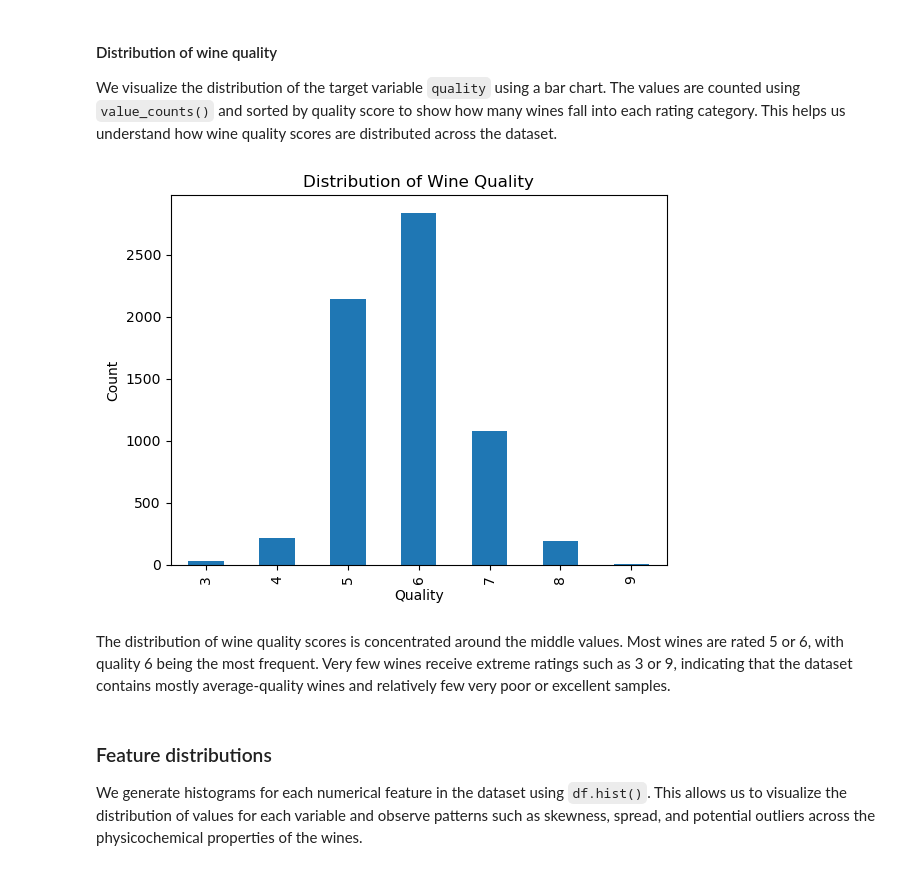
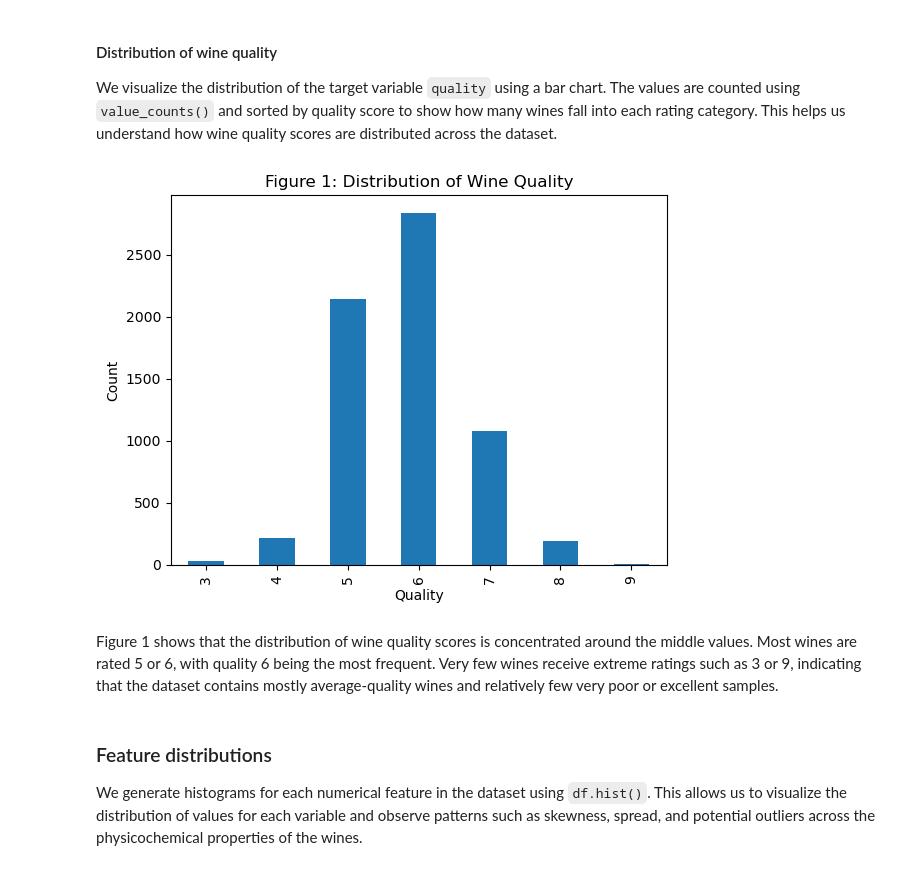
Before and after one commit to UBC-DSCI-310-2025W2/dsci-310-group-07, a Jupyter notebook: reports/white_wine_quality_analysis.ipynb, the cells around one changed output. Drawn from its saved outputs; the diff is of its cells as text; code cells hidden in the pictures.

Commit message:
Added figure numbers and updated explanations to include the figure numbering

```diff
--- a/reports/white_wine_quality_analysis.ipynb
+++ b/reports/white_wine_quality_analysis.ipynb
@@ -161,14 +161,14 @@ We visualize the distribution of the target variable `quality` using a bar chart
 # %%
 plt.figure()
 df["quality"].value_counts().sort_index().plot(kind="bar")
-plt.title("Distribution of Wine Quality")
+plt.title("Figure 1: Distribution of Wine Quality")
 plt.xlabel("Quality")
 plt.ylabel("Count")
 plt.show()
 # %% [output]
-[figure, old version]
+[figure, new version]
 # %% [markdown]
-The distribution of wine quality scores is concentrated around the middle values. Most wines are rated 5 or 6, with quality 6 being the most frequent. Very few wines receive extreme ratings such as 3 or 9, indicating that the dataset contains mostly average-quality wines and relatively few very poor or excellent samples.
+Figure 1 shows that the distribution of wine quality scores is concentrated around the middle values. Most wines are rated 5 or 6, with quality 6 being the most frequent. Very few wines receive extreme ratings such as 3 or 9, indicating that the dataset contains mostly average-quality wines and relatively few very poor or excellent samples.
 # %% [markdown]
 ### Feature distributions
 
```
Also changed, not shown: parts of 5 cells of this notebook.
